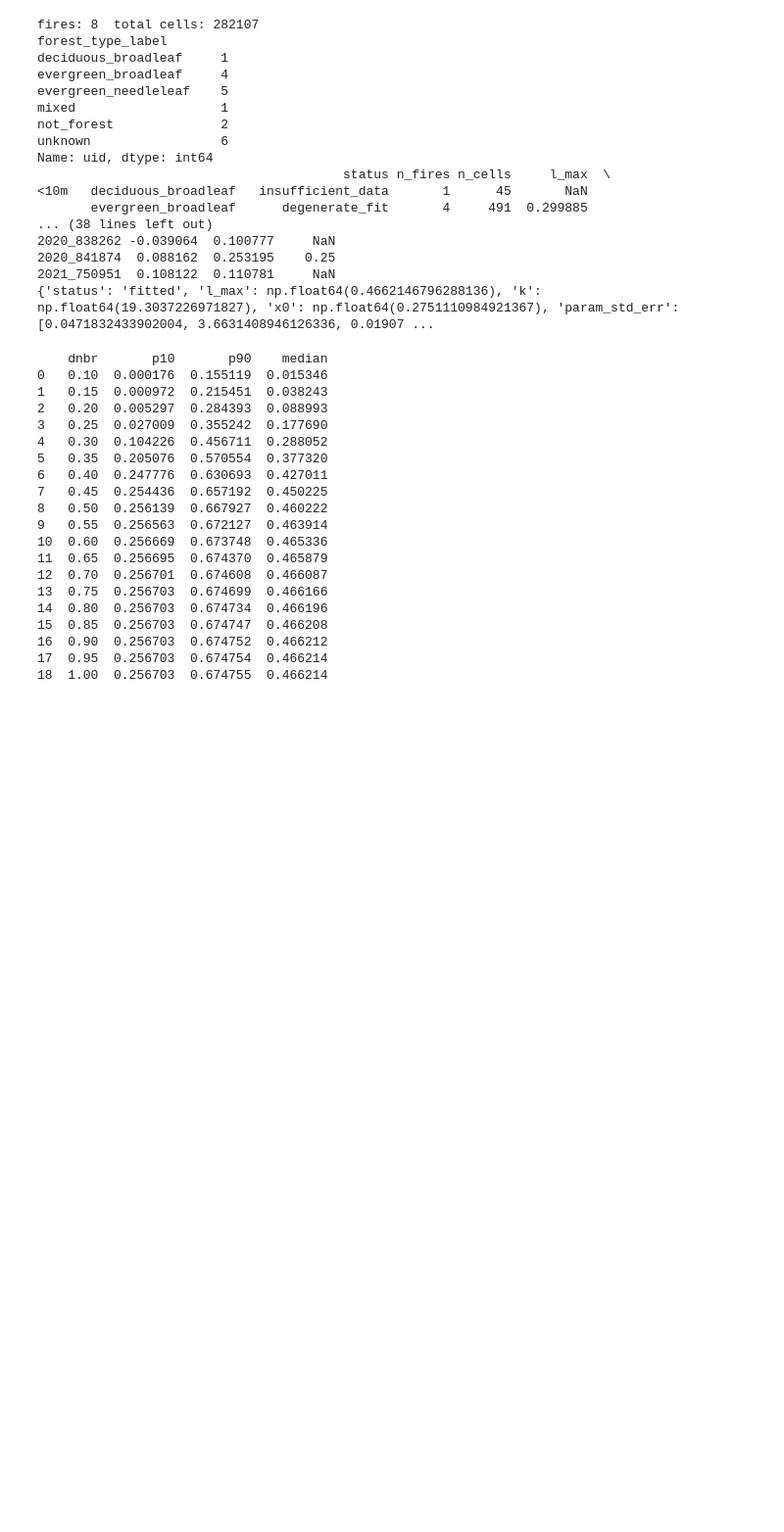
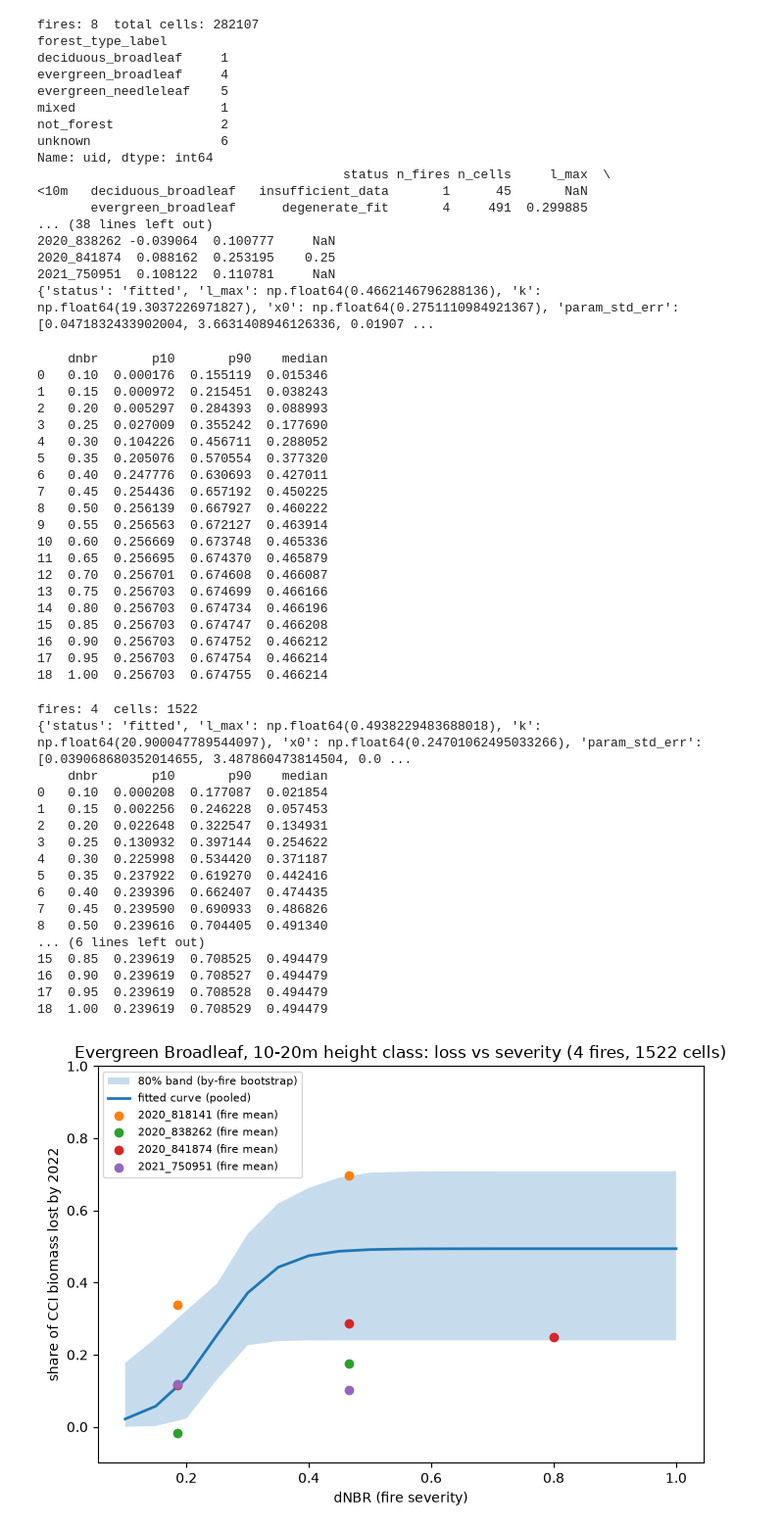
Before and after one commit to ada-th25/fire-impact-curves, a Jupyter notebook: notebooks/data.ipynb, the cells around one changed output. Shown at 98% size. Cells and saved outputs as stored; diff of their text form; code cells hidden in the pictures; blank space fills up the shorter version.

Commit message:
Curve plot example for evergreen broadleaf, 10-20m

```diff
--- a/notebooks/data.ipynb
+++ b/notebooks/data.ipynb
@@ -1158,3 +1131,55 @@ print(band)
 16  0.90  0.256703  0.674752  0.466212
 17  0.95  0.256703  0.674754  0.466214
 18  1.00  0.256703  0.674755  0.466214
+# %%
+import matplotlib.pyplot as plt
+from src.curves import fit_group, bootstrap_curve_band, logistic
+
+# the clean group only: evergreen_broadleaf, 10-20m (excludes the degenerate <10m cells)
+eb_10_20 = eb[eb["height_class"] == "10-20m"]
+print("fires:", eb_10_20["uid"].nunique(), " cells:", len(eb_10_20))
+
+fit = fit_group(eb_10_20)
+print(fit)
+band = bootstrap_curve_band(eb_10_20)
+print(band)
+
+x_grid = band["dnbr"]
+fig, ax = plt.subplots(figsize=(7, 5))
+ax.fill_between(x_grid, band["p10"], band["p90"], alpha=0.25, label="80% band (by-fire bootstrap)")
+ax.plot(x_grid, logistic(x_grid, fit["l_max"], fit["k"], fit["x0"]), label="fitted curve (pooled)", linewidth=2)
+
+# overlay the actual per-fire severity means as points, so the real spread is visible
+sev_mid = {"mild": 0.185, "moderate": 0.465, "severe": 0.8}   # midpoints of each severity band
+for uid, grp in eb_10_20.groupby("uid"):
+    means = grp.groupby("severity", observed=True)["loss2022"].mean()
+    xs = [sev_mid[s] for s in means.index]
+    ax.scatter(xs, means.values, label=f"{uid} (fire mean)", zorder=5)
+
+ax.set_xlabel("dNBR (fire severity)")
+ax.set_ylabel("share of CCI biomass lost by 2022")
+ax.set_title("Evergreen Broadleaf, 10-20m height class: loss vs severity (4 fires, 1522 cells)")
+ax.legend(fontsize=8)
+ax.set_ylim(-0.1, 1.0)
+fig.tight_layout()
+fig.savefig("../data/processed/evergreen_broadleaf_10_20m_curve.png", dpi=150)
+plt.show()
+# %% [output]
+fires: 4  cells: 1522
+{'status': 'fitted', 'l_max': np.float64(0.4938229483688018), 'k': np.float64(20.900047789544097), 'x0': np.float64(0.24701062495033266), 'param_std_err': [0.039068680352014655, 3.487860473814504, 0.0 ...
+    dnbr       p10       p90    median
+0   0.10  0.000208  0.177087  0.021854
+1   0.15  0.002256  0.246228  0.057453
+2   0.20  0.022648  0.322547  0.134931
+3   0.25  0.130932  0.397144  0.254622
+4   0.30  0.225998  0.534420  0.371187
+5   0.35  0.237922  0.619270  0.442416
+6   0.40  0.239396  0.662407  0.474435
+7   0.45  0.239590  0.690933  0.486826
+8   0.50  0.239616  0.704405  0.491340
+... (6 lines left out)
+15  0.85  0.239619  0.708525  0.494479
+16  0.90  0.239619  0.708527  0.494479
+17  0.95  0.239619  0.708528  0.494479
+18  1.00  0.239619  0.708529  0.494479
+[figure, added]
```
Also changed, not shown: parts of 12 cells of this notebook.
